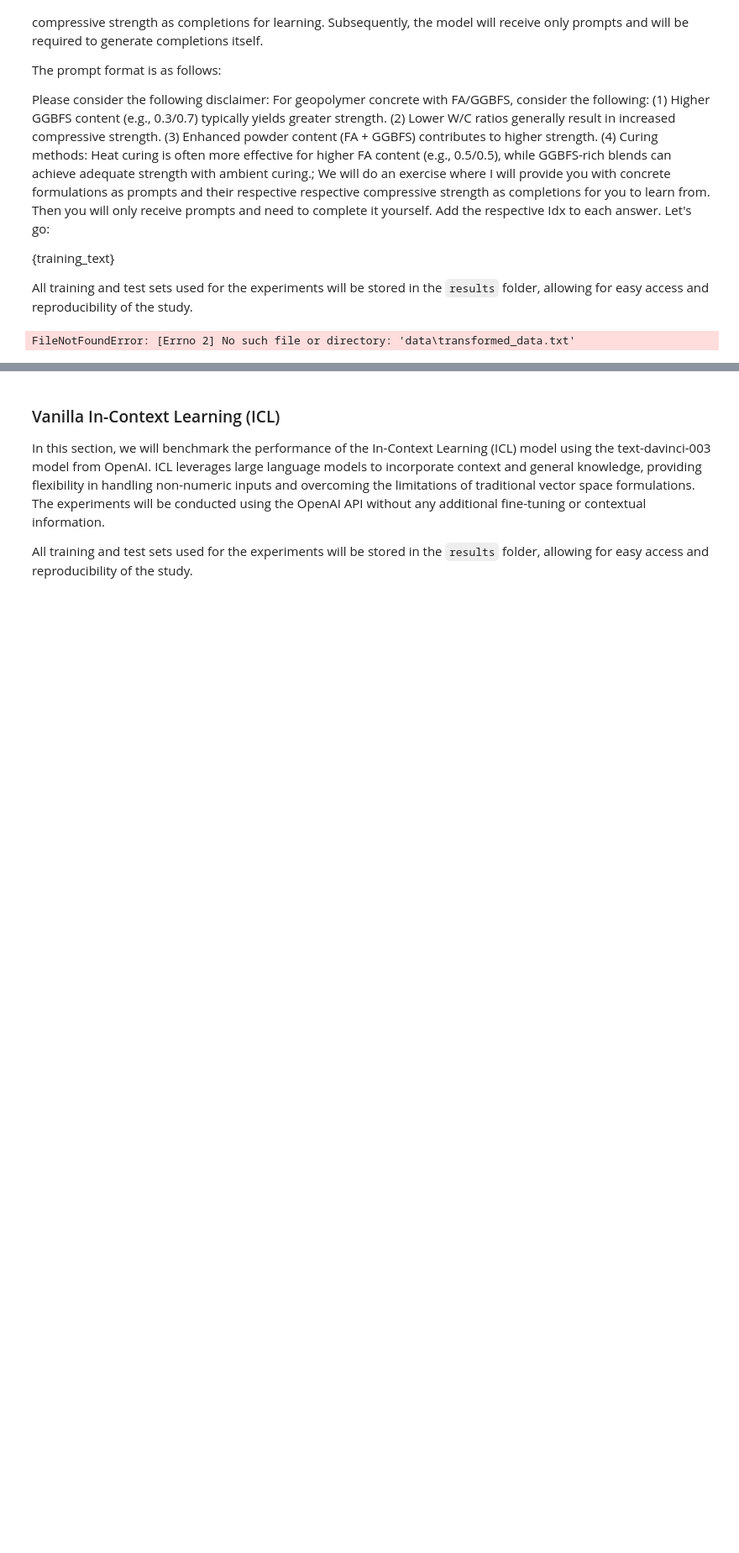
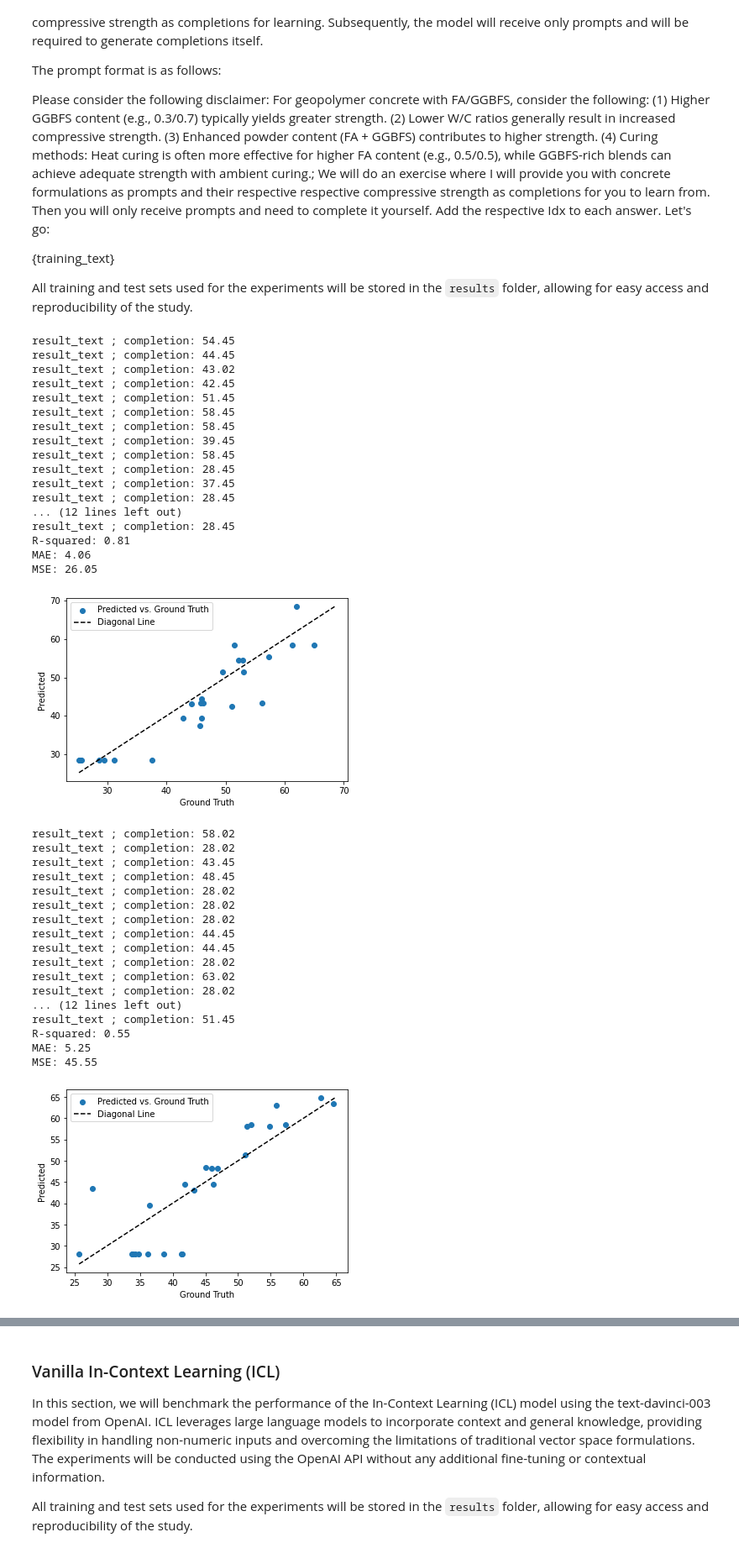
Before and after one commit to ghezalahmad/LLMs-for-the-Design-of-Sustainable-Concretes, a Jupyter notebook: Benchmarking.ipynb, the cells around one changed output, grey strips where cells are left out. Shown at 84% size. Drawn from its saved outputs; the diff is of its cells as text; code cells hidden in the pictures; blank space fills up the shorter version.

```diff
--- a/Benchmarking.ipynb
+++ b/Benchmarking.ipynb
@@ -58,7 +58,8 @@ for i in range(10):
     # Concatenate training prompts with completions
     training_text = "\n".join(training_prompts)
 
-    # Initialize API call with training text disclaimer
+    # Initialize API call with training text no disclaimer
+    #prompt = f" We will do an exercise where I will provide you with concrete formulations as prompts and their respective respective compressive strength as completions for you to learn from. Then you will only receive prompts and need to complete it yourself. Add the respective Idx to each answer. Lets go:\n\n{training_text}\n"
     prompt = f"Please consider the following disclaimer: For geopolymer concrete with FA/GGBFS, consider the following: (1) Higher GGBFS content (e.g., 0.3/0.7) typically yields greater strength. (2) Lower W/C ratios generally result in increased compressive strength. (3) Enhanced powder content (FA + GGBFS) contributes to higher strength. (4) Curing methods: Heat curing is often more effective for higher FA content (e.g., 0.5/0.5), while GGBFS-rich blends can achieve adequate strength with ambient curing.; We will do an exercise where I will provide you with concrete formulations as prompts and their respective respective compressive strength as completions for you to learn from. Then you will only receive prompts and need to complete it yourself. Add the respective Idx to each answer. Lets go:\n\n{training_text}\n"
 
     def generate_prediction(test_prompt):
@@ -77,7 +78,7 @@ for i in range(10):
 
 
     # Filename where the strings will be saved
-    file_name = 'results\ICL_finetuned\train.txt'
+    file_name = 'results\semantic\train.txt'
 
     # Open the file in append mode ('a') and write the strings one by one
     with open(file_name, 'a') as f:
@@ -108,37 +109,72 @@ for i in range(10):
     plt.show()
 
     # Save the results to a list
-    result_dict = {'Test Prompt': test_prompts, 'True Value': true_values, 'Predicted Values': predictions}
+    result_dict = {'Test Prompt': test_prompts, 'True Value': true_values, 'Prediction': predictions}
     result_list.append(result_dict)
     predictions_list.append(predictions)
     true_values_list.append(true_values)
 
 # Concatenate all the
 # Scatter plot of predicted vs. true values
 plt.scatter(true_values, predictions, label='Predicted vs. Ground Truth')
 plt.xlabel('Ground Truth')
-plt.ylabel('Predicted Values')
+plt.ylabel('Predicted')
 
 # Add a dashed diagonal line
 min_value = min(min(predictions), min(true_values))
 max_value = max(max(predictions), max(true_values))
 plt.plot([min_value, max_value], [min_value, max_value], 'k--', label='Diagonal Line')
 
 # Add legend and display the plot
 plt.legend()
 plt.show()
 
 # Save the results to a list
-result_dict = {'Test Prompt': test_prompts, 'True Value': true_values, 'Predicted Values': predictions}
+result_dict = {'Test Prompt': test_prompts, 'True Value': true_values, 'Prediction': predictions}
 result_list.append(result_dict)
 predictions_list.append(predictions)
 true_values_list.append(true_values)
 taining_dict = {''}
 # Concatenate all the results to a single DataFrame
 result_df = pd.concat([pd.DataFrame(result_dict) for result_dict in result_list], ignore_index=True)
 # Save the results to a single CSV file
-result_df.to_csv('results\ICL_finetuned\test.csv', index=False)
+result_df.to_csv('results\semantic\test.csv', index=False)
 
 print(f"Results for {N*10} iterations are saved to a single CSV file.")
 # %% [output]
-FileNotFoundError: [Errno 2] No such file or directory: 'data\transformed_data.txt'
+result_text ; completion: 54.45
+result_text ; completion: 44.45
+result_text ; completion: 43.02
+result_text ; completion: 42.45
+result_text ; completion: 51.45
+result_text ; completion: 58.45
+result_text ; completion: 58.45
+result_text ; completion: 39.45
+result_text ; completion: 58.45
+result_text ; completion: 28.45
+result_text ; completion: 37.45
+result_text ; completion: 28.45
+... (12 lines left out)
+result_text ; completion: 28.45
+R-squared: 0.81
+MAE: 4.06
+MSE: 26.05
+[figure, added]
+result_text ; completion: 58.02
+result_text ; completion: 28.02
+result_text ; completion: 43.45
+result_text ; completion: 48.45
+result_text ; completion: 28.02
+result_text ; completion: 28.02
+result_text ; completion: 28.02
+result_text ; completion: 44.45
+result_text ; completion: 44.45
+result_text ; completion: 28.02
+result_text ; completion: 63.02
+result_text ; completion: 28.02
+... (12 lines left out)
+result_text ; completion: 51.45
+R-squared: 0.55
+MAE: 5.25
+MSE: 45.55
+[figure, added]
```
Also changed, not shown: parts of 8 cells of this notebook, 2 other files.
